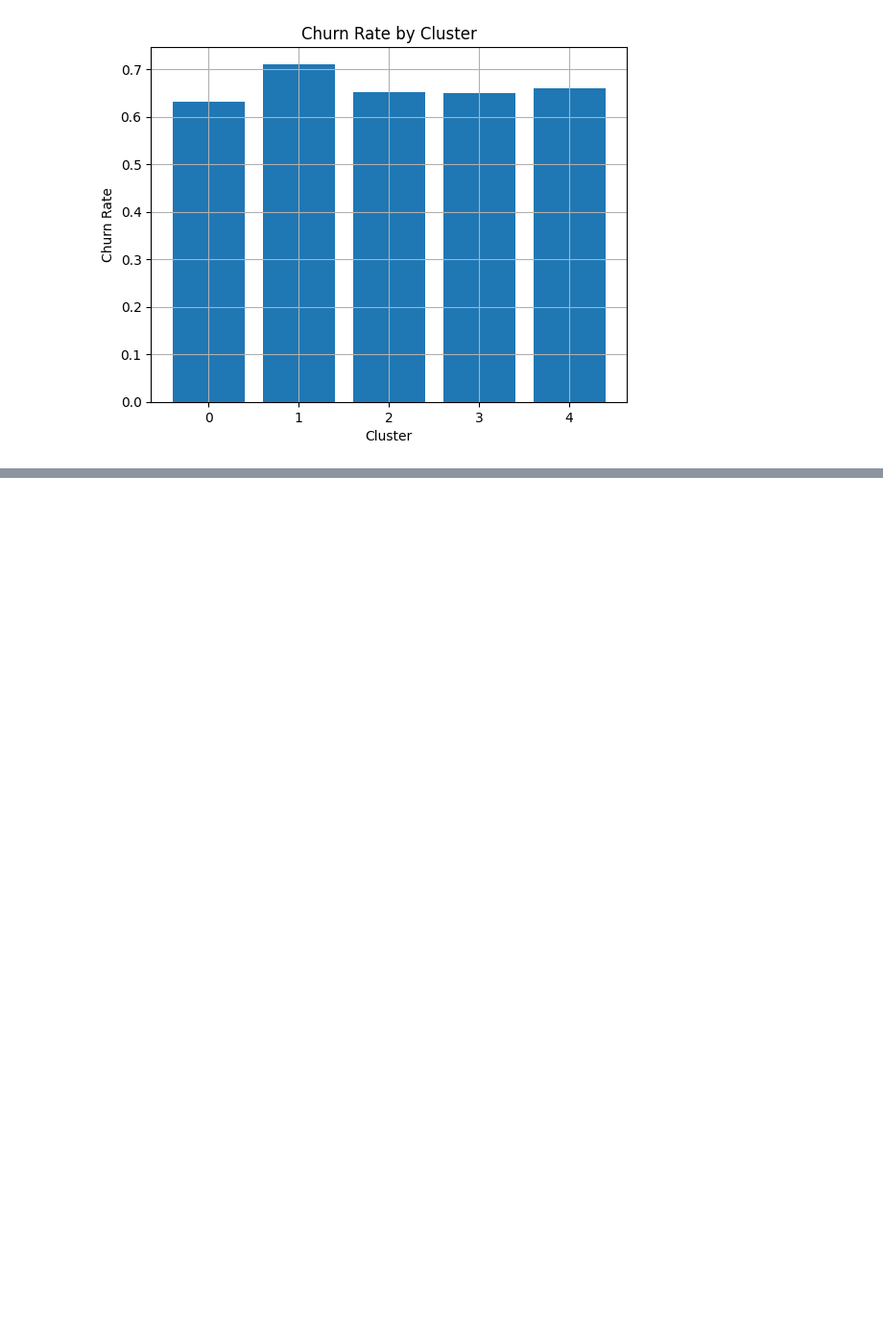
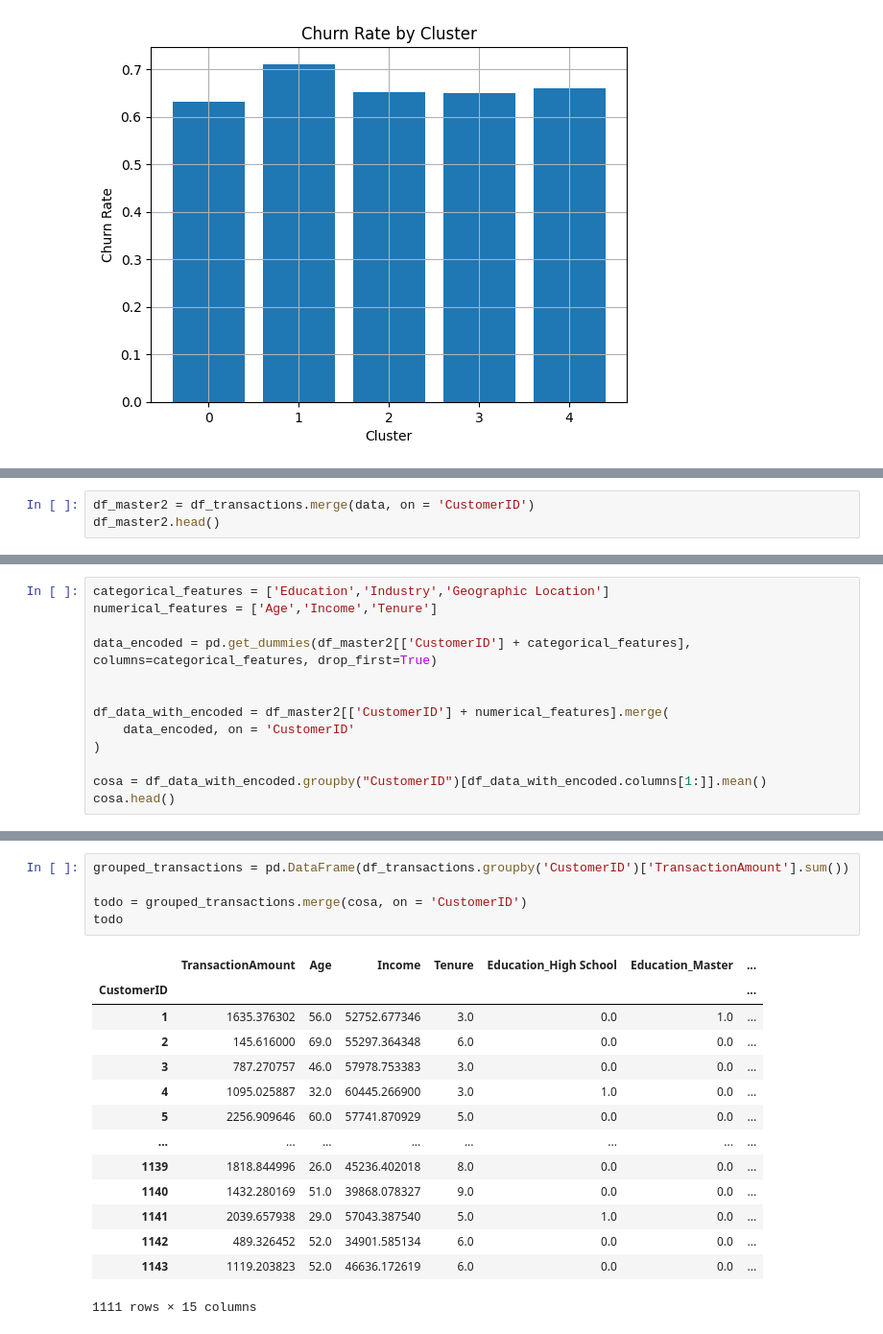
Before and after one commit to zayo1511/LaboratorioDeAnalisisDeDatosFinancierosYDeDisenoDeIndicadores, a Jupyter notebook: kmeans_orden_y_churn.ipynb, the cells around one changed output, grey strips where cells are left out. Shown: that part at 96% size. Drawn from its saved outputs; the diff is of its cells as text; blank space fills up the shorter version.

```diff
--- a/kmeans_orden_y_churn.ipynb
+++ b/kmeans_orden_y_churn.ipynb
@@ -281,0 +403,3 @@ plt.show()
+# %%
+df_master2 = df_transactions.merge(data, on = 'CustomerID')
+df_master2.head()
@@ -281,0 +413,13 @@ plt.show()
+# %%
+categorical_features = ['Education','Industry','Geographic Location']
+numerical_features = ['Age','Income','Tenure']
+
+data_encoded = pd.get_dummies(df_master2[['CustomerID'] + categorical_features], columns=categorical_features, drop_first=True)
+
+
+df_data_with_encoded = df_master2[['CustomerID'] + numerical_features].merge(
+    data_encoded, on = 'CustomerID'
+)
+
+cosa = df_data_with_encoded.groupby("CustomerID")[df_data_with_encoded.columns[1:]].mean()
+cosa.head()
@@ -281,0 +434,20 @@ plt.show()
+# %%
+grouped_transactions = pd.DataFrame(df_transactions.groupby('CustomerID')['TransactionAmount'].sum())
+
+todo = grouped_transactions.merge(cosa, on = 'CustomerID')
+todo
+# %% [output]
+|  | TransactionAmount | Age | Income | Tenure | Education_High School | Education_Master | ... |
+| CustomerID |  |  |  |  |  |  | ... |
+| 1 | 1635.376302 | 56.0 | 52752.677346 | 3.0 | 0.0 | 1.0 | ... |
+| 2 | 145.616000 | 69.0 | 55297.364348 | 6.0 | 0.0 | 0.0 | ... |
+| 3 | 787.270757 | 46.0 | 57978.753383 | 3.0 | 0.0 | 0.0 | ... |
+| 4 | 1095.025887 | 32.0 | 60445.266900 | 3.0 | 1.0 | 0.0 | ... |
+| 5 | 2256.909646 | 60.0 | 57741.870929 | 5.0 | 0.0 | 0.0 | ... |
+| ... | ... | ... | ... | ... | ... | ... | ... |
+| 1139 | 1818.844996 | 26.0 | 45236.402018 | 8.0 | 0.0 | 0.0 | ... |
+| 1140 | 1432.280169 | 51.0 | 39868.078327 | 9.0 | 0.0 | 0.0 | ... |
+| 1141 | 2039.657938 | 29.0 | 57043.387540 | 5.0 | 1.0 | 0.0 | ... |
+| 1142 | 489.326452 | 52.0 | 34901.585134 | 6.0 | 0.0 | 0.0 | ... |
+| 1143 | 1119.203823 | 52.0 | 46636.172619 | 6.0 | 0.0 | 0.0 | ... |
+1111 rows × 15 columns
```
Also changed, not shown: parts of 20 cells of this notebook.
